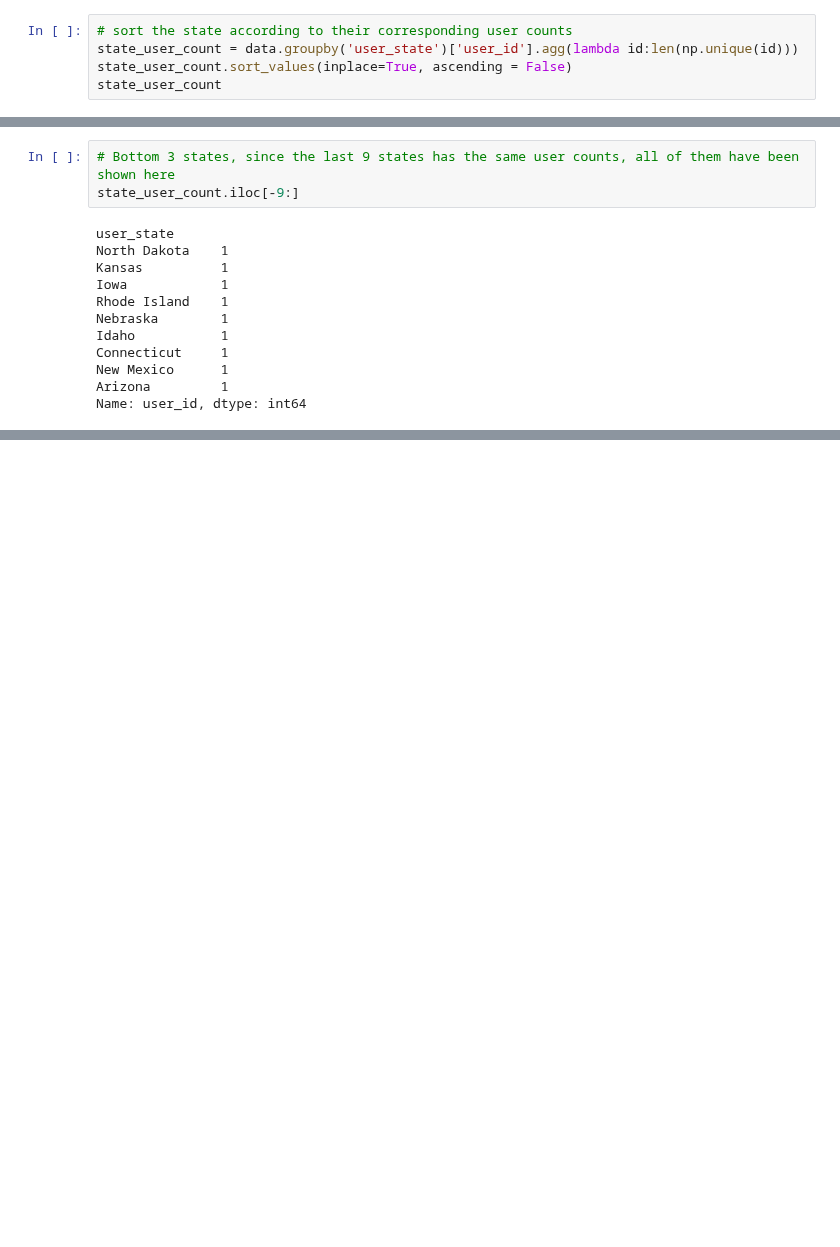
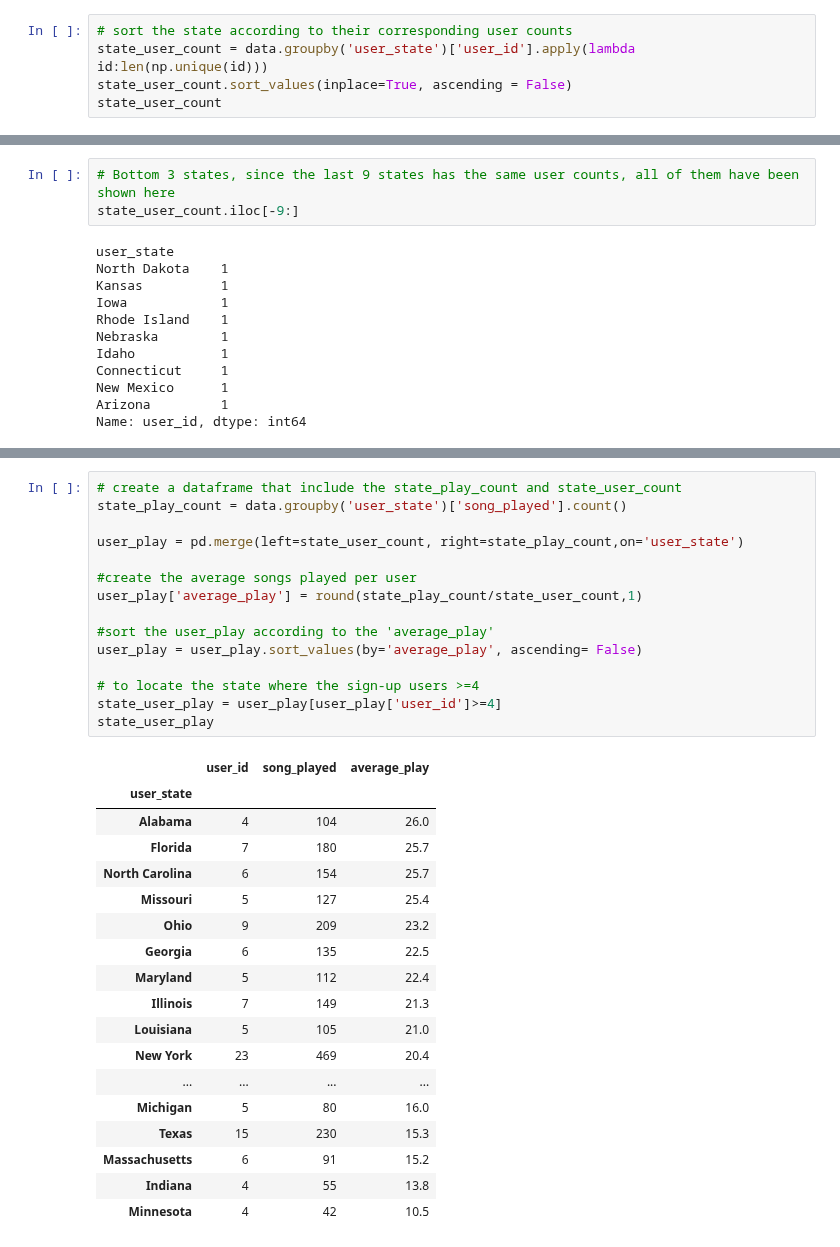
Before and after one commit to Aliciaworld/DS-TakeHomeChallenges, a Jupyter notebook: 08. Song Challenge.ipynb, the cells around one changed output, grey strips where cells are left out. Saved outputs shown, nothing was run; the diff lists cells and outputs as text; blank space fills up the shorter version.

```diff
--- a/08. Song Challenge.ipynb
+++ b/08. Song Challenge.ipynb
@@ -67,7 +72,7 @@ columns=['song_played','user_id','user_state']
 What are the top 3 and the bottom 3 states in terms of number of users?
 # %%
 # sort the state according to their corresponding user counts
-state_user_count = data.groupby('user_state')['user_id'].agg(lambda id:len(np.unique(id)))
+state_user_count = data.groupby('user_state')['user_id'].apply(lambda id:len(np.unique(id)))
 state_user_count.sort_values(inplace=True, ascending = False)
 state_user_count
 # %% [output]
@@ -117,0 +133,34 @@ Name: user_id, dtype: int64
+# %%
+# create a dataframe that include the state_play_count and state_user_count
+state_play_count = data.groupby('user_state')['song_played'].count()
+
+user_play = pd.merge(left=state_user_count, right=state_play_count,on='user_state')
+
+#create the average songs played per user
+user_play['average_play'] = round(state_play_count/state_user_count,1)
+
+#sort the user_play according to the 'average_play'
+user_play = user_play.sort_values(by='average_play', ascending= False)
+
+# to locate the state where the sign-up users >=4
+state_user_play = user_play[user_play['user_id']>=4]
+state_user_play
+# %% [output]
+|  | user_id | song_played | average_play |
+| user_state |  |  |  |
+| Alabama | 4 | 104 | 26.0 |
+| Florida | 7 | 180 | 25.7 |
+| North Carolina | 6 | 154 | 25.7 |
+| Missouri | 5 | 127 | 25.4 |
+| Ohio | 9 | 209 | 23.2 |
+| Georgia | 6 | 135 | 22.5 |
+| Maryland | 5 | 112 | 22.4 |
+| Illinois | 7 | 149 | 21.3 |
+| Louisiana | 5 | 105 | 21.0 |
+| New York | 23 | 469 | 20.4 |
+| ... | ... | ... | ... |
+| Michigan | 5 | 80 | 16.0 |
+| Texas | 15 | 230 | 15.3 |
+| Massachusetts | 6 | 91 | 15.2 |
+| Indiana | 4 | 55 | 13.8 |
+| Minnesota | 4 | 42 | 10.5 |
```
Also changed, not shown: parts of 17 cells of this notebook.
